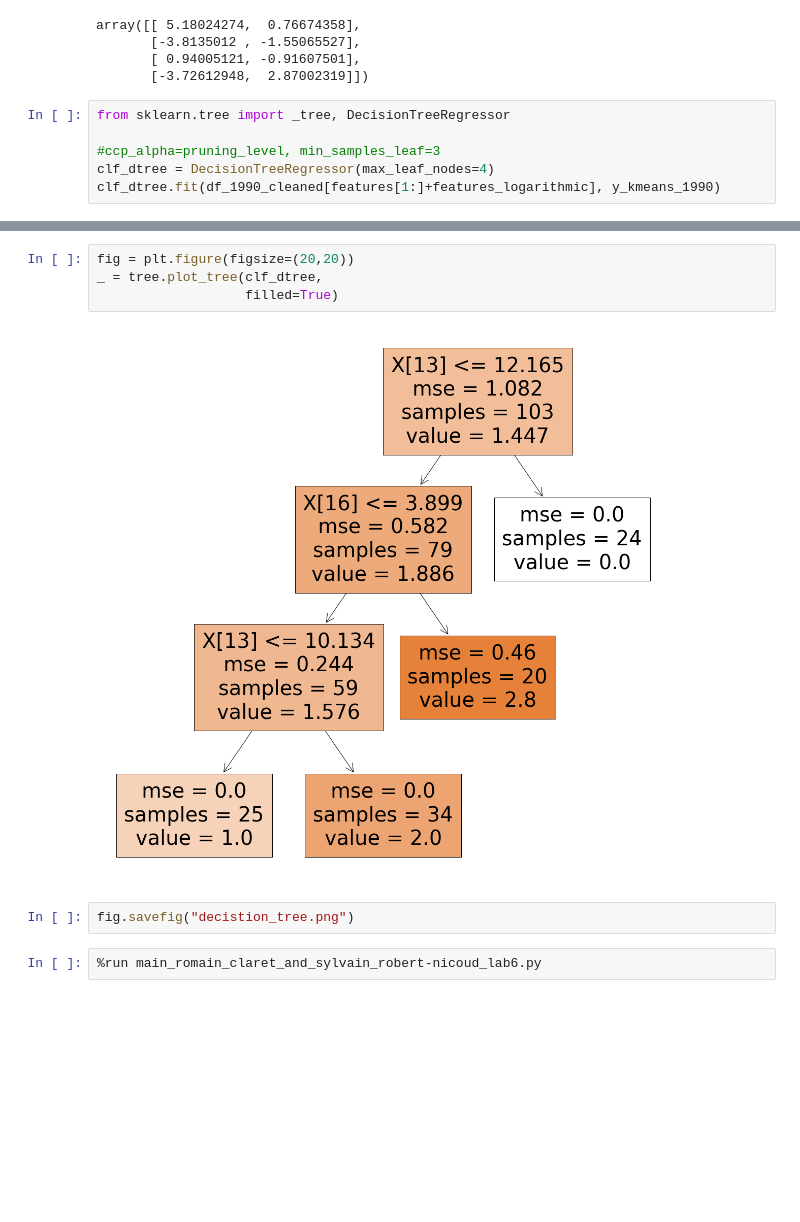
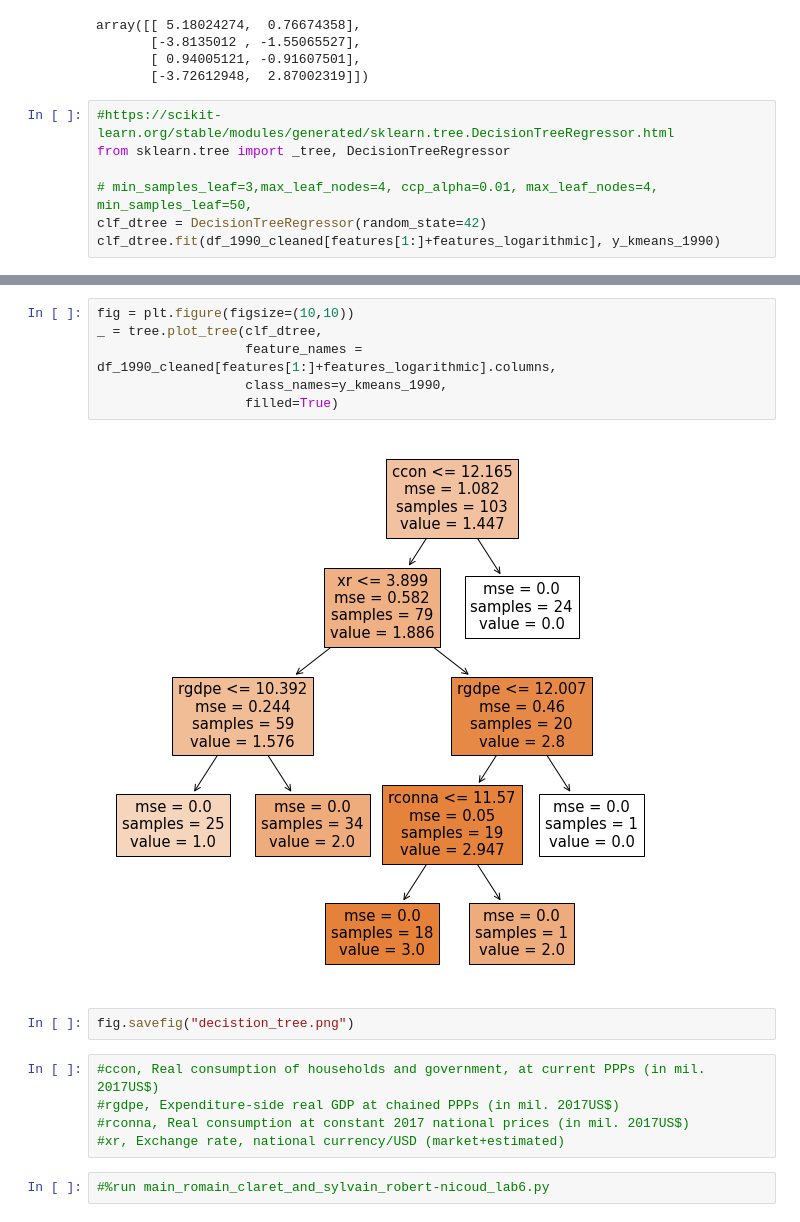
Before and after one commit to RomainClaret/msc.ml.labs, a Jupyter notebook: lab6/lab_06.ipynb, the cells around one changed output, grey strips where cells are left out. Drawn from its saved outputs; the diff is of its cells as text; blank space fills up the shorter version.

Commit message:
/ decision tree

```diff
--- a/lab6/lab_06.ipynb
+++ b/lab6/lab_06.ipynb
@@ -289,9 +289,10 @@ array([[ 5.18024274,  0.76674358],
        [ 0.94005121, -0.91607501],
        [-3.72612948,  2.87002319]])
 # %%
+#https://scikit-learn.org/stable/modules/generated/sklearn.tree.DecisionTreeRegressor.html
 from sklearn.tree import _tree, DecisionTreeRegressor
 
-#ccp_alpha=pruning_level, min_samples_leaf=3
-clf_dtree = DecisionTreeRegressor(max_leaf_nodes=4)
+# min_samples_leaf=3,max_leaf_nodes=4, ccp_alpha=0.01, max_leaf_nodes=4, min_samples_leaf=50,
+clf_dtree = DecisionTreeRegressor(random_state=42)
 clf_dtree.fit(df_1990_cleaned[features[1:]+features_logarithmic], y_kmeans_1990)
 # %% [output]
@@ -313,10 +328,17 @@ print(tree.export_text(clf_dtree))
 # %%
-fig = plt.figure(figsize=(20,20))
+fig = plt.figure(figsize=(10,10))
 _ = tree.plot_tree(clf_dtree,
+                   feature_names = df_1990_cleaned[features[1:]+features_logarithmic].columns,
+                   class_names=y_kmeans_1990,
                    filled=True)
 # %% [output]
-[figure, old version]
+[figure, new version]
 # %%
 fig.savefig("decistion_tree.png")
+# %%
+#ccon, Real consumption of households and government, at current PPPs (in mil. 2017US$)
+#rgdpe, Expenditure-side real GDP at chained PPPs (in mil. 2017US$)
+#rconna, Real consumption at constant 2017 national prices (in mil. 2017US$)
+#xr, Exchange rate, national currency/USD (market+estimated)
 # %%
-%run main_romain_claret_and_sylvain_robert-nicoud_lab6.py
+#%run main_romain_claret_and_sylvain_robert-nicoud_lab6.py
```
Also changed, not shown: parts of 4 cells of this notebook, 1 other file.
